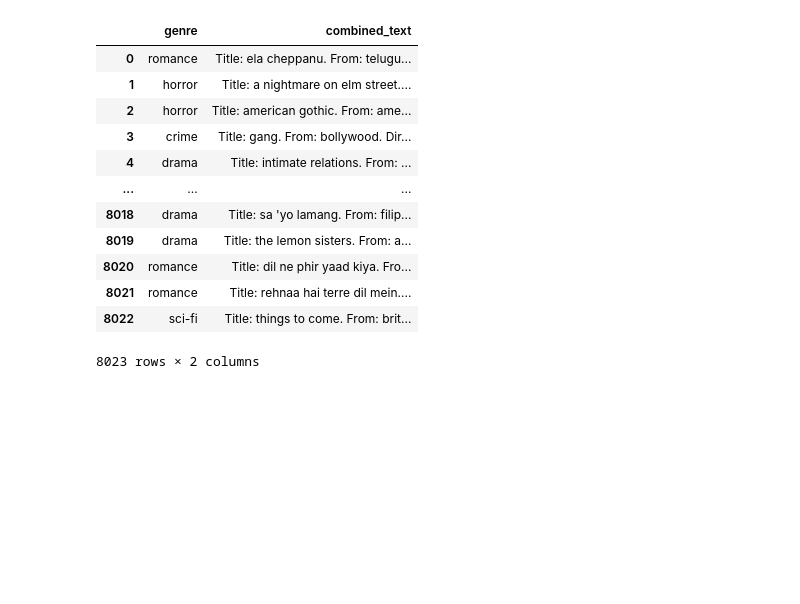
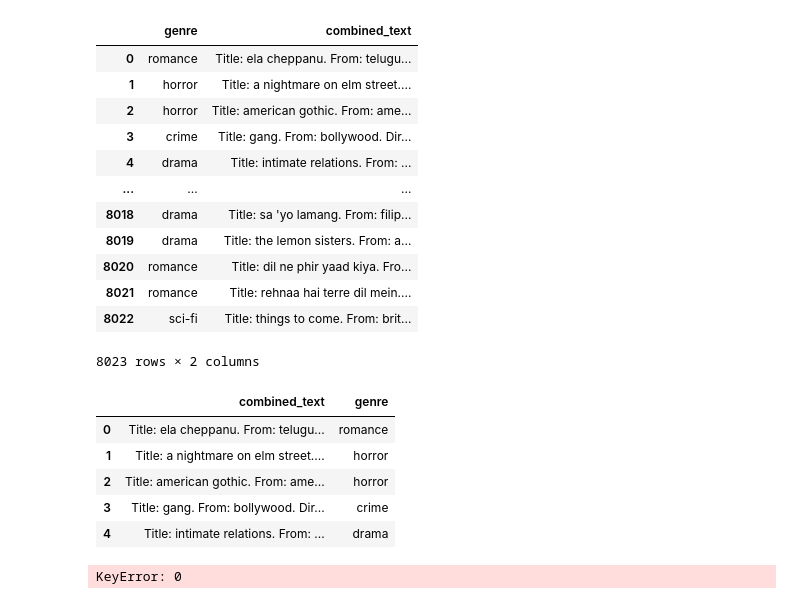
Before and after one commit to TheGreatestEvers/NLP-movie-genre-prediction, a Jupyter notebook: column_combiner.ipynb, the cells around one changed output. Drawn from its saved outputs; the diff is of its cells as text; code cells hidden in the pictures; blank space fills up the shorter version.

```diff
--- a/column_combiner.ipynb
+++ b/column_combiner.ipynb
@@ -46,0 +48,14 @@ train_cleaned.to_csv('data/train_combined.csv', index=False, header=False)
+# %%
+train_cleaned.head()
+# %% [output]
+|  | combined_text | genre |
+| 0 | Title: ela cheppanu. From: telugu... | romance |
+| 1 | Title: a nightmare on elm street.... | horror |
+| 2 | Title: american gothic. From: ame... | horror |
+| 3 | Title: gang. From: bollywood. Dir... | crime |
+| 4 | Title: intimate relations. From: ... | drama |
+# %%
+# get first column
+train_cleaned[0]
+# %% [output]
+KeyError: 0
```
Also changed, not shown: parts of 15 cells of this notebook, 1 other file.
